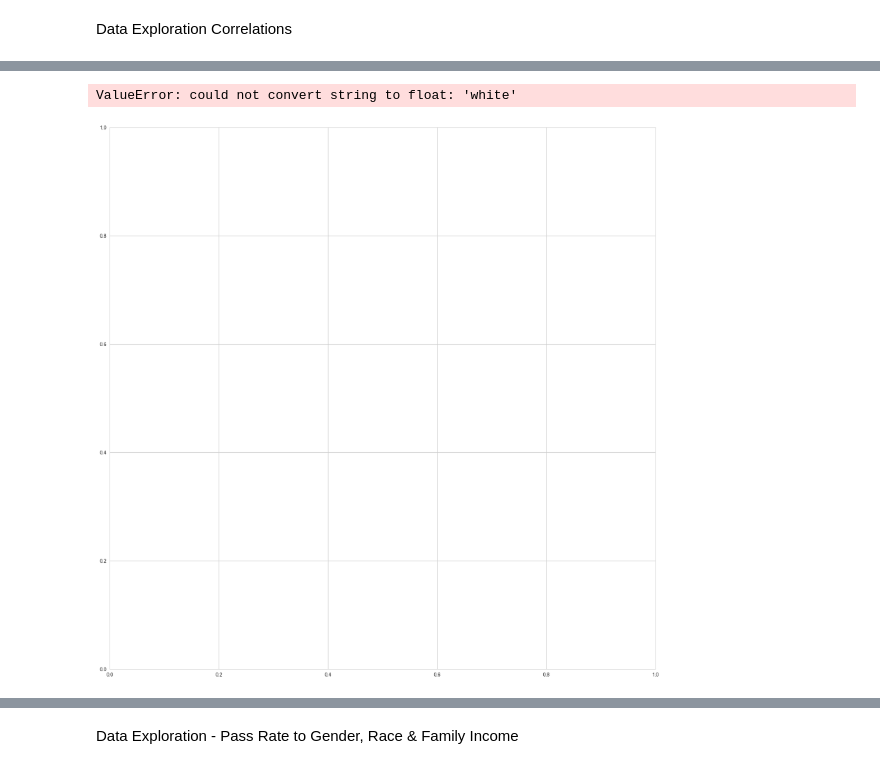
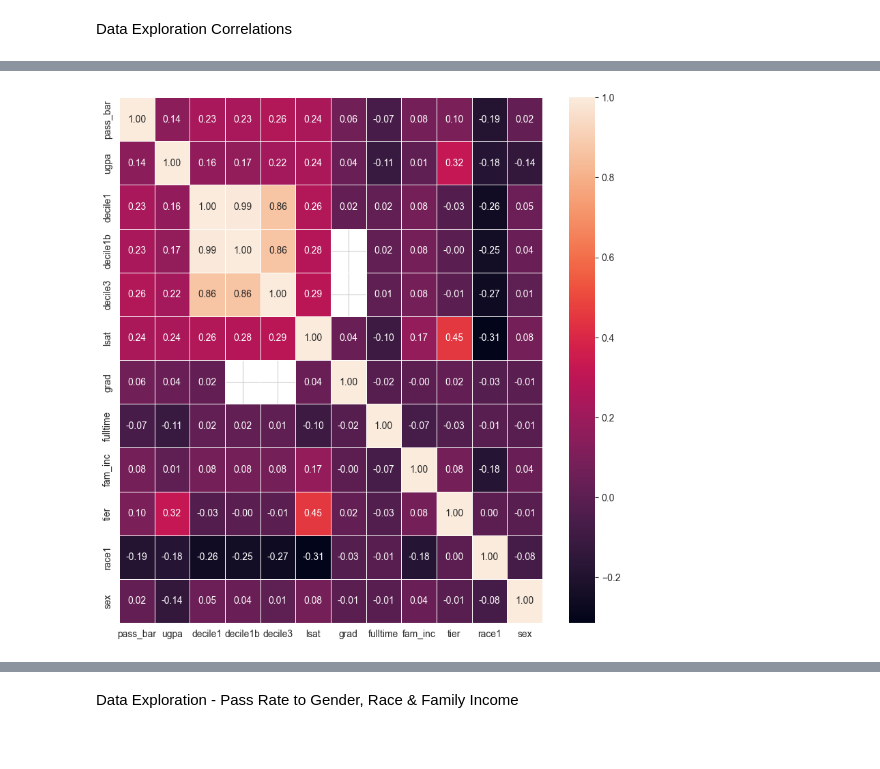
Before and after one commit to NGO-Algorithm-Audit/synthetic-data-generation, a Jupyter notebook: Law School Admissions Bar Passage/Level1_SDG_SB.ipynb, the cells around one changed output, grey strips where cells are left out. Saved outputs shown, nothing was run; the diff lists cells and outputs as text; code cells hidden in the pictures.

Commit message:
lvl1 sdg first attempt + bar pass data exploration

```diff
--- a/Law School Admissions Bar Passage/Level1_SDG_SB.ipynb
+++ b/Law School Admissions Bar Passage/Level1_SDG_SB.ipynb
@@ -50,7 +54,7 @@ Index(['decile1b', 'decile3', 'ID', 'decile1', 'sex', 'race', 'cluster',
 # %%
 # List of columns to keep
 columns_to_keep = [
-    'pass_bar', 'bar_passed', 'ugpa', 'decile1', 'decile1b',
+    'pass_bar',  'ugpa', 'decile1', 'decile1b',
     'decile3', 'lsat', 'grad', 'fulltime', 'fam_inc',
     'tier', 'race1', 'sex'
 ]
@@ -66,2 +85,8 @@ Index(['pass_bar', 'bar_passed', 'ugpa', 'decile1', 'decile1b', 'decile3',
+# %%
+# Create a mapping from race category to a numeric value
+race_mapping = {'white': 1, 'hisp': 2, 'asian': 3, 'black': 4, 'other': 5}
+
+# Apply the mapping to the 'race1' column
+data['race1'] = data['race1'].map(race_mapping)
 # %% [markdown]
 Basic Dataset Exploration
@@ -239,7 +265,6 @@ Data Exploration Correlations
 # %%
-f,ax = plt.subplots(figsize=(20, 20))
+f,ax = plt.subplots(figsize=(10, 10))
 sns.heatmap(data.corr(), annot=True, linewidths=.5, fmt= '.2f',ax=ax)
 plt.show()
 # %% [output]
-ValueError: could not convert string to float: 'white'
-[figure, old version]
+[figure, new version]
```
Also changed, not shown: parts of 30 cells of this notebook.
